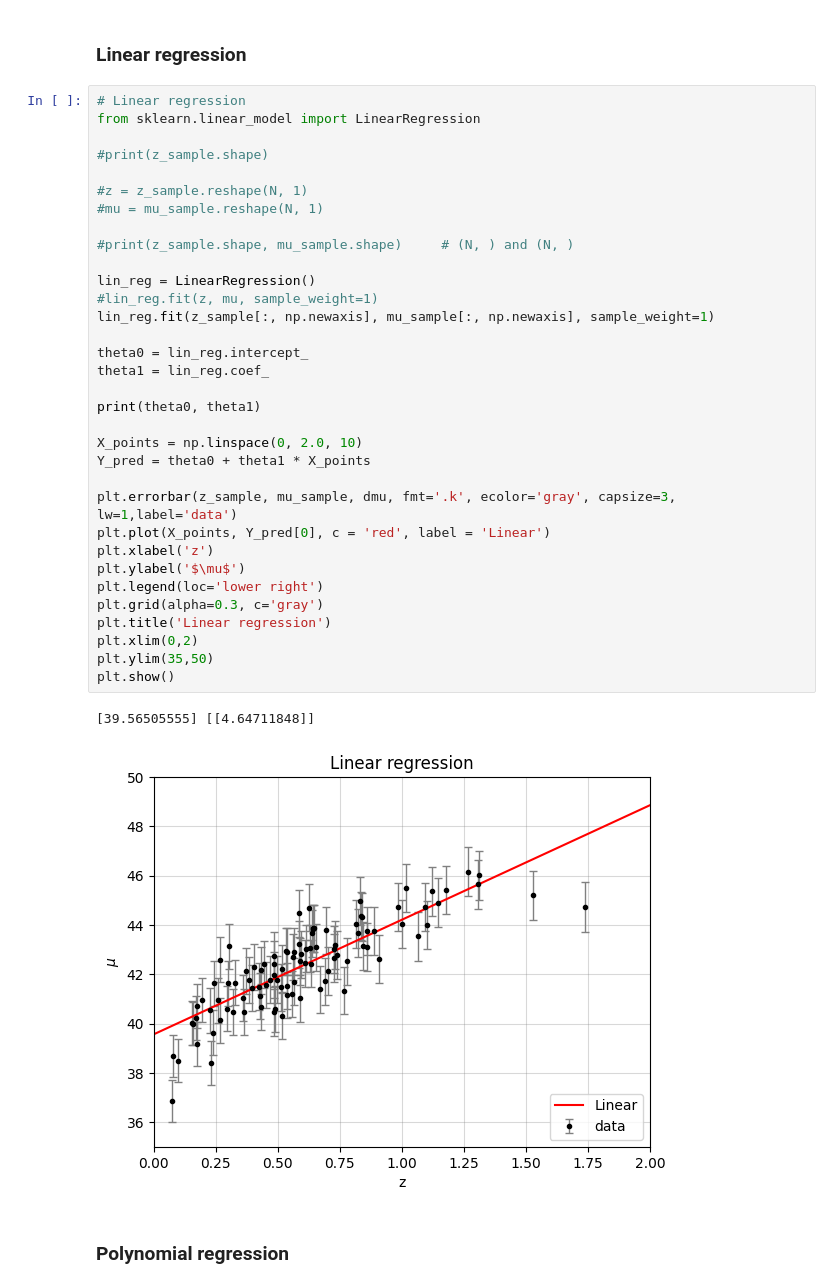
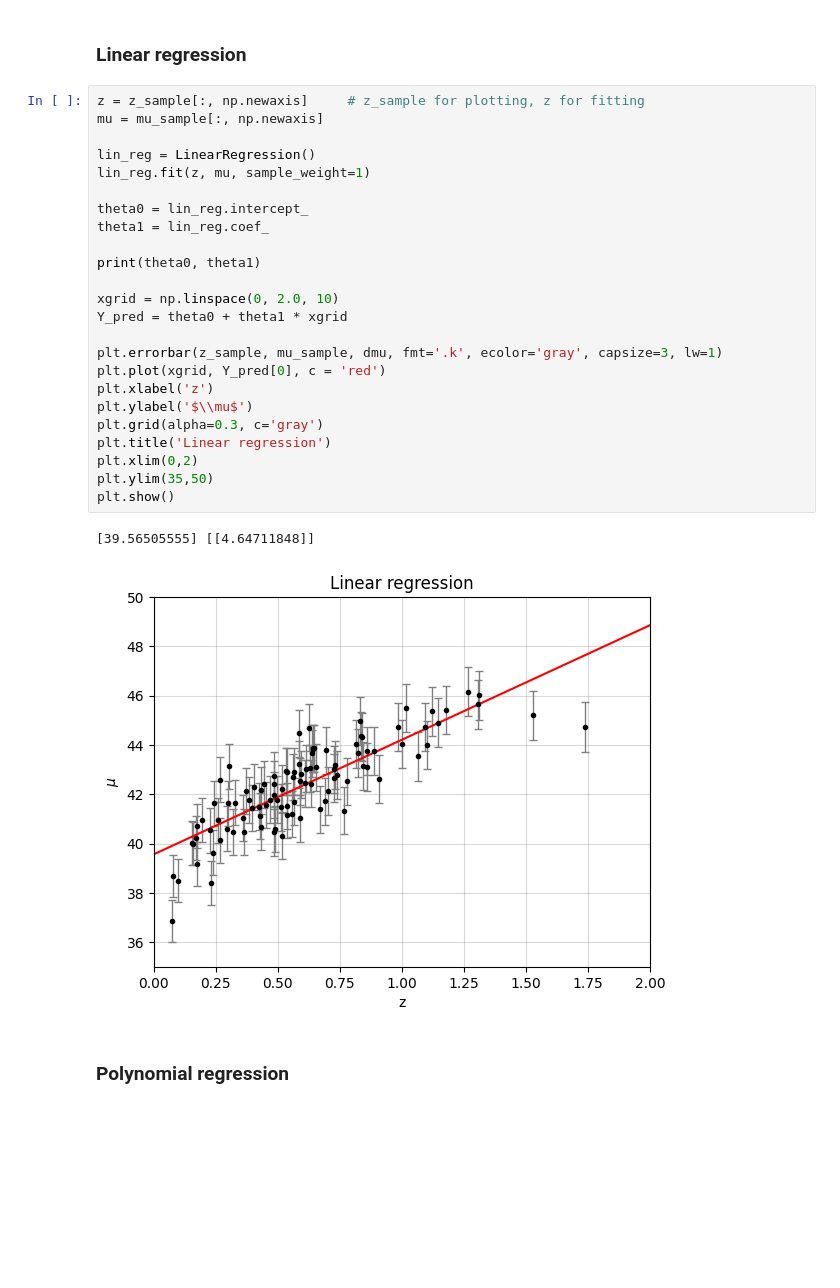
Before and after one commit to Alice-Palladino/astrostatistics_bicocca_2024, a Jupyter notebook: working/L17 - Supernovae distances and redshifts (part 1).ipynb, the cells around one changed output. Cells and saved outputs as stored; diff of their text form; blank space fills up the shorter version.

```diff
--- a/working/L17 - Supernovae distances and redshifts (part 1).ipynb
+++ b/working/L17 - Supernovae distances and redshifts (part 1).ipynb
@@ -42,41 +54,32 @@ plt.show()
 # %% [markdown]
 ### Linear regression
 # %%
-# Linear regression
-from sklearn.linear_model import LinearRegression
-
-#print(z_sample.shape)
-
-#z = z_sample.reshape(N, 1)
-#mu = mu_sample.reshape(N, 1)
-
-#print(z_sample.shape, mu_sample.shape)     # (N, ) and (N, )
+z = z_sample[:, np.newaxis]     # z_sample for plotting, z for fitting
+mu = mu_sample[:, np.newaxis]
 
 lin_reg = LinearRegression()
-#lin_reg.fit(z, mu, sample_weight=1)
-lin_reg.fit(z_sample[:, np.newaxis], mu_sample[:, np.newaxis], sample_weight=1)
+lin_reg.fit(z, mu, sample_weight=1)
 
 theta0 = lin_reg.intercept_
 theta1 = lin_reg.coef_
 
 print(theta0, theta1)
 
-X_points = np.linspace(0, 2.0, 10)
-Y_pred = theta0 + theta1 * X_points
+xgrid = np.linspace(0, 2.0, 10)
+Y_pred = theta0 + theta1 * xgrid
 
-plt.errorbar(z_sample, mu_sample, dmu, fmt='.k', ecolor='gray', capsize=3, lw=1,label='data')
-plt.plot(X_points, Y_pred[0], c = 'red', label = 'Linear')
+plt.errorbar(z_sample, mu_sample, dmu, fmt='.k', ecolor='gray', capsize=3, lw=1)
+plt.plot(xgrid, Y_pred[0], c = 'red')
 plt.xlabel('z')
-plt.ylabel('$\mu$')
-plt.legend(loc='lower right')
+plt.ylabel('$\\mu$')
 plt.grid(alpha=0.3, c='gray')
 plt.title('Linear regression')
 plt.xlim(0,2)
 plt.ylim(35,50)
 plt.show()
 # %% [output]
 [39.56505555] [[4.64711848]]
-[figure, old version]
+[figure, new version]
 # %% [markdown]
 ### Polynomial regression
 # %%
```
Also changed, not shown: parts of 14 cells of this notebook.
